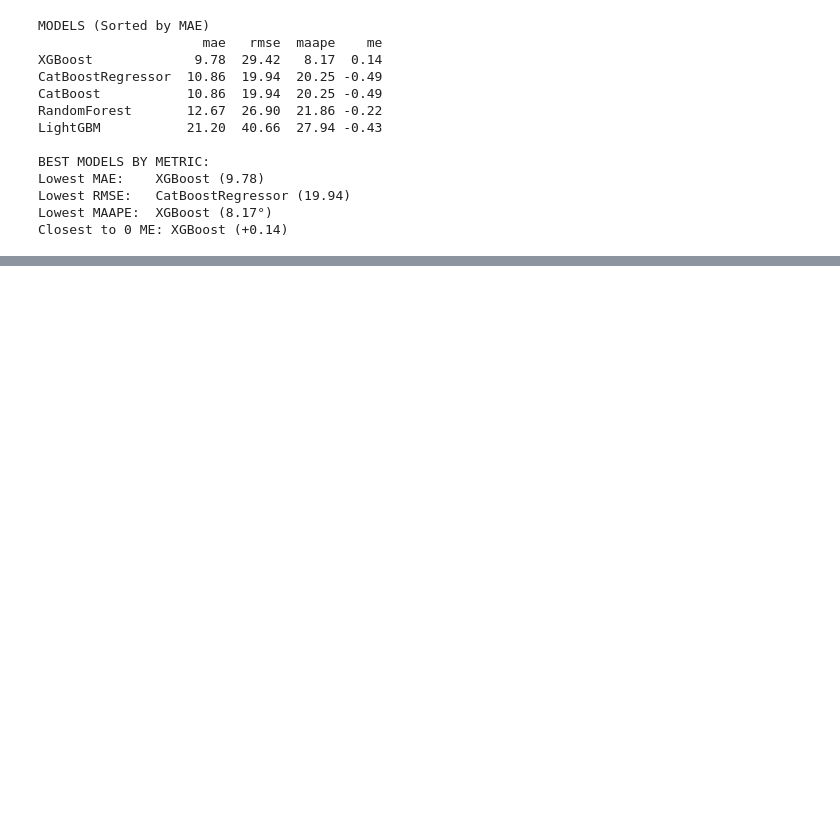
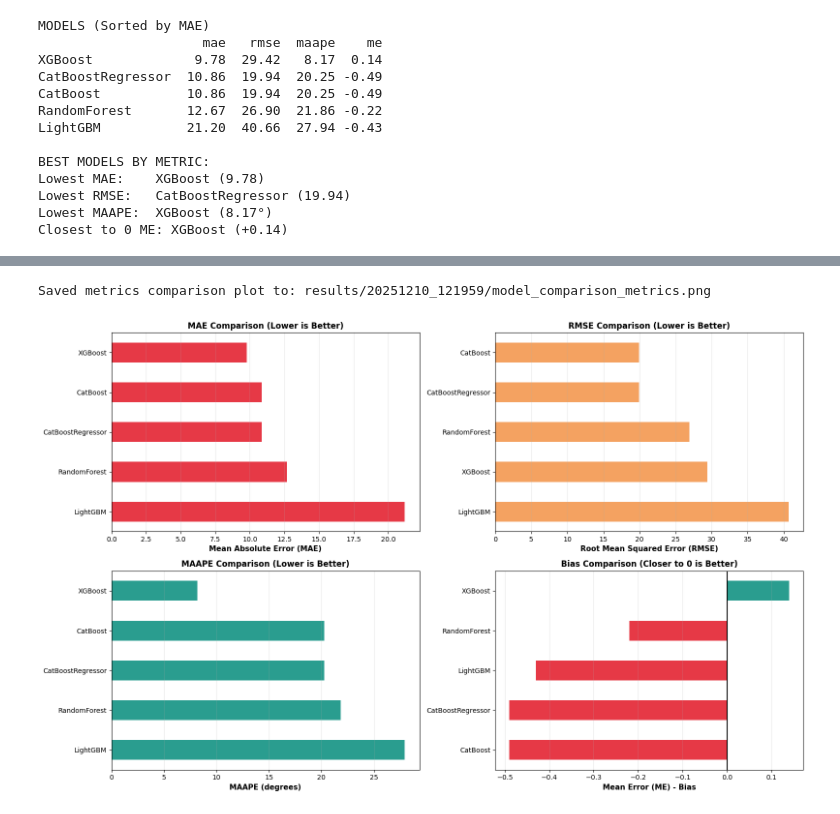
Before and after one commit to franciscopana/M.IA_Time-Series-Forecasting, a Jupyter notebook: forecast.ipynb, the cells around one changed output, grey strips where cells are left out. Cells and saved outputs as stored; diff of their text form; code cells hidden in the pictures; blank space fills up the shorter version.

Commit message:
Added comparison plots
Co-Authored-By: Francisco da Ana <82325571+franciscopana@users.noreply.github.com>

```diff
--- a/forecast.ipynb
+++ b/forecast.ipynb
@@ -488,10 +473,0 @@ metrics_summary = {
-# %%
-results_df.to_csv(results_path, index=False)
-print(f"Saved forecast results to: {results_path}")
-
-train_df[['week_ending', 'registrations']].to_csv(history_path, index=False)
-print(f"Saved training history to: {history_path}")
-
-with open(metrics_path, 'w') as f:
-    json.dump(metrics_summary, f, indent=2)
-print(f"Saved metrics summary to: {metrics_path}")
@@ -529,0 +474,46 @@ plt.show()
+# %%
+fig, axes = plt.subplots(2, 2, figsize=(16, 10))
+
+# MAE Comparison
+ax1 = axes[0, 0]
+mae_sorted = comparison_df.sort_values('mae', ascending=False)
+mae_sorted['mae'].plot(kind='barh', ax=ax1, color='#E63946')
+ax1.set_xlabel('Mean Absolute Error (MAE)', fontsize=11, fontweight='bold')
+ax1.set_title('MAE Comparison (Lower is Better)', fontsize=12, fontweight='bold')
+ax1.grid(True, alpha=0.3, axis='x')
+
+
+# RMSE Comparison
+ax2 = axes[0, 1]
+rmse_sorted = comparison_df.sort_values('rmse', ascending=False)
+rmse_sorted['rmse'].plot(kind='barh', ax=ax2, color='#F4A261')
+ax2.set_xlabel('Root Mean Squared Error (RMSE)', fontsize=11, fontweight='bold')
+ax2.set_title('RMSE Comparison (Lower is Better)', fontsize=12, fontweight='bold')
+ax2.grid(True, alpha=0.3, axis='x')
+
+# MAAPE Comparison
+ax3 = axes[1, 0]
+maape_sorted = comparison_df.sort_values('maape', ascending=False)
+maape_sorted['maape'].plot(kind='barh', ax=ax3, color='#2A9D8F')
+ax3.set_xlabel('MAAPE (degrees)', fontsize=11, fontweight='bold')
+ax3.set_title('MAAPE Comparison (Lower is Better)', fontsize=12, fontweight='bold')
+ax3.grid(True, alpha=0.3, axis='x')
+
+# ME (Bias) Comparison
+ax4 = axes[1, 1]
+me_sorted = comparison_df.iloc[comparison_df['me'].abs().argsort()[::-1]]
+me_colors = ['#E63946' if x < 0 else '#2A9D8F' for x in me_sorted['me']]
+me_sorted['me'].plot(kind='barh', ax=ax4, color=me_colors)
+ax4.axvline(x=0, color='black', linestyle='-', linewidth=1.5)
+ax4.set_xlabel('Mean Error (ME) - Bias', fontsize=11, fontweight='bold')
+ax4.set_title('Bias Comparison (Closer to 0 is Better)', fontsize=12, fontweight='bold')
+ax4.grid(True, alpha=0.3, axis='x')
+
+plt.tight_layout()
+save_path = Path('results') / cur_date / 'model_comparison_metrics.png'
+plt.savefig(save_path, dpi=300, bbox_inches='tight')
+print(f"Saved metrics comparison plot to: {save_path}")
+plt.show()
+# %% [output]
+Saved metrics comparison plot to: results/20251210_121959/model_comparison_metrics.png
+[figure, added]
```
Also changed, not shown: parts of 5 cells of this notebook.
